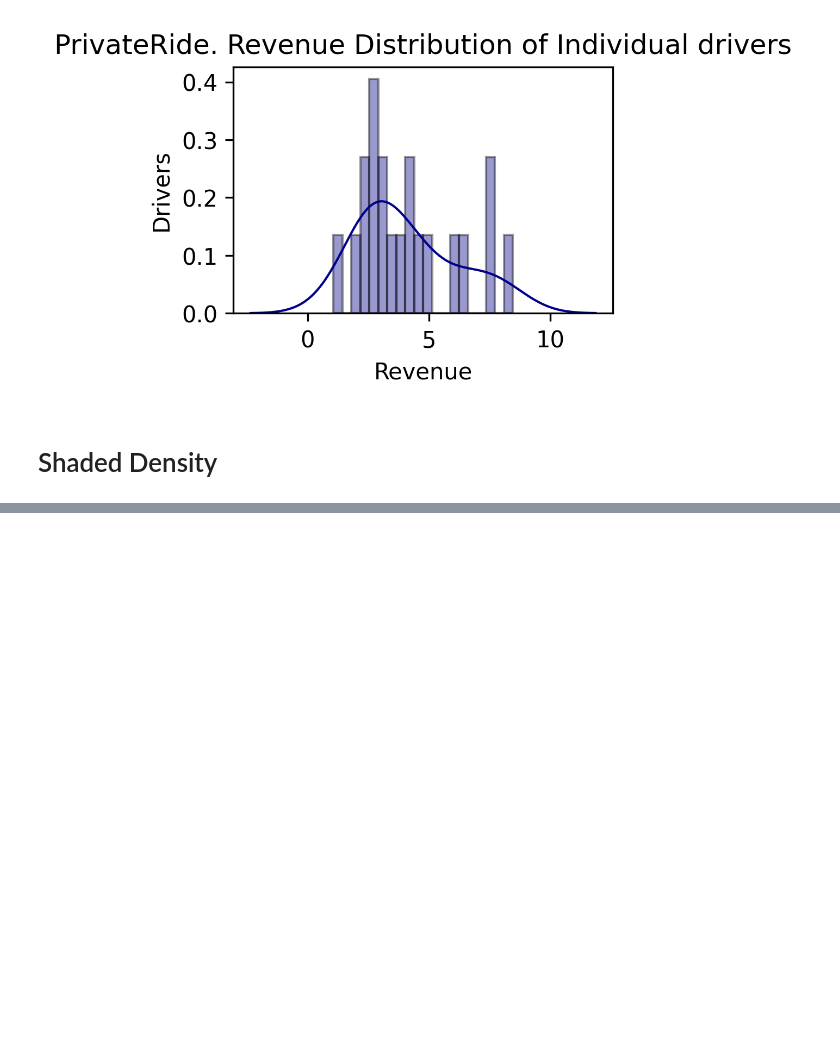
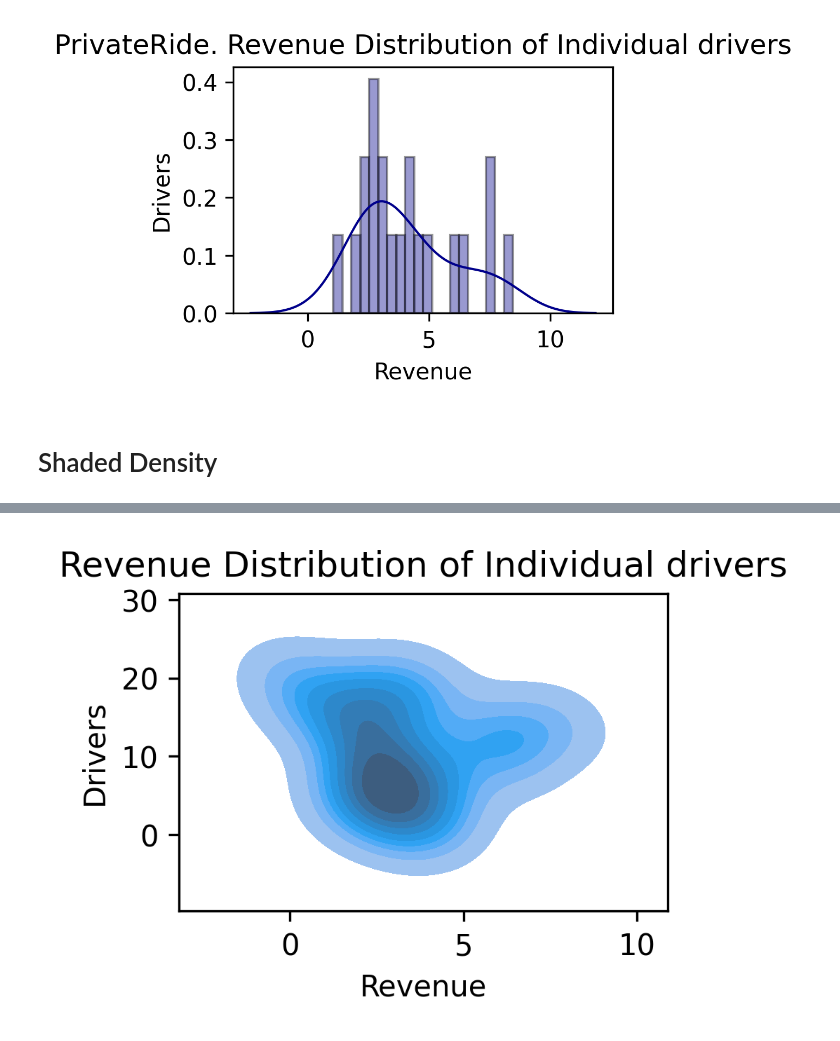
Before and after one commit to Jagiellonian-University/MaaSSim, a Jupyter notebook: docs/tutorials/Plotting/Plotting.ipynb, the cells around one changed output, grey strips where cells are left out. Saved outputs shown, nothing was run; the diff lists cells and outputs as text; code cells hidden in the pictures; blank space fills up the shorter version.

Commit message:
plots

```diff
--- a/docs/tutorials/Plotting/Plotting.ipynb
+++ b/docs/tutorials/Plotting/Plotting.ipynb
@@ -139,2 +144,23 @@ plt.xlabel('Revenue'); plt.ylabel('Drivers');
+# %%
+# Make a separate list for each airline
+import matplotlib.pyplot as plt
+import pandas as pd
+import seaborn as sns
+
+Data=pd.read_csv('D:/Development/GitHub-ProjectV2.0/MaaSSim/docs/tutorials/Plotting/PooledRide.csv')
+#Data.head(10)
+
+figsize(3, 2)
+
+
+
+sns.kdeplot(x=Data.REVENUE,y=Data.veh, shade=True);
+
+
+
+plt.title('Revenue Distribution of Individual drivers');
+plt.xlabel('Revenue'); plt.ylabel('Drivers');
+# %% [output]
+[figure, added]
 # %%
 # Make a separate list for each airline
```
Also changed, not shown: parts of 7 cells of this notebook, 5 other files.
